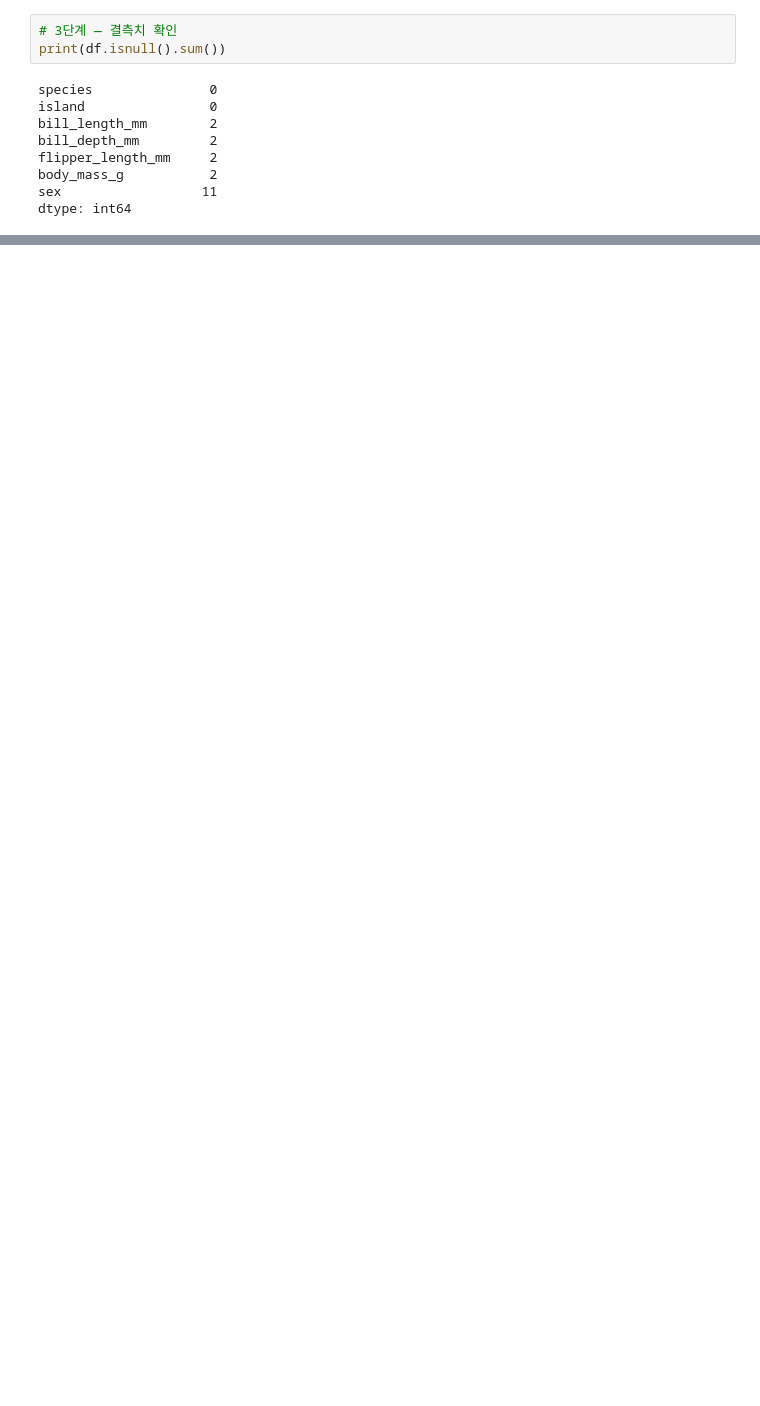
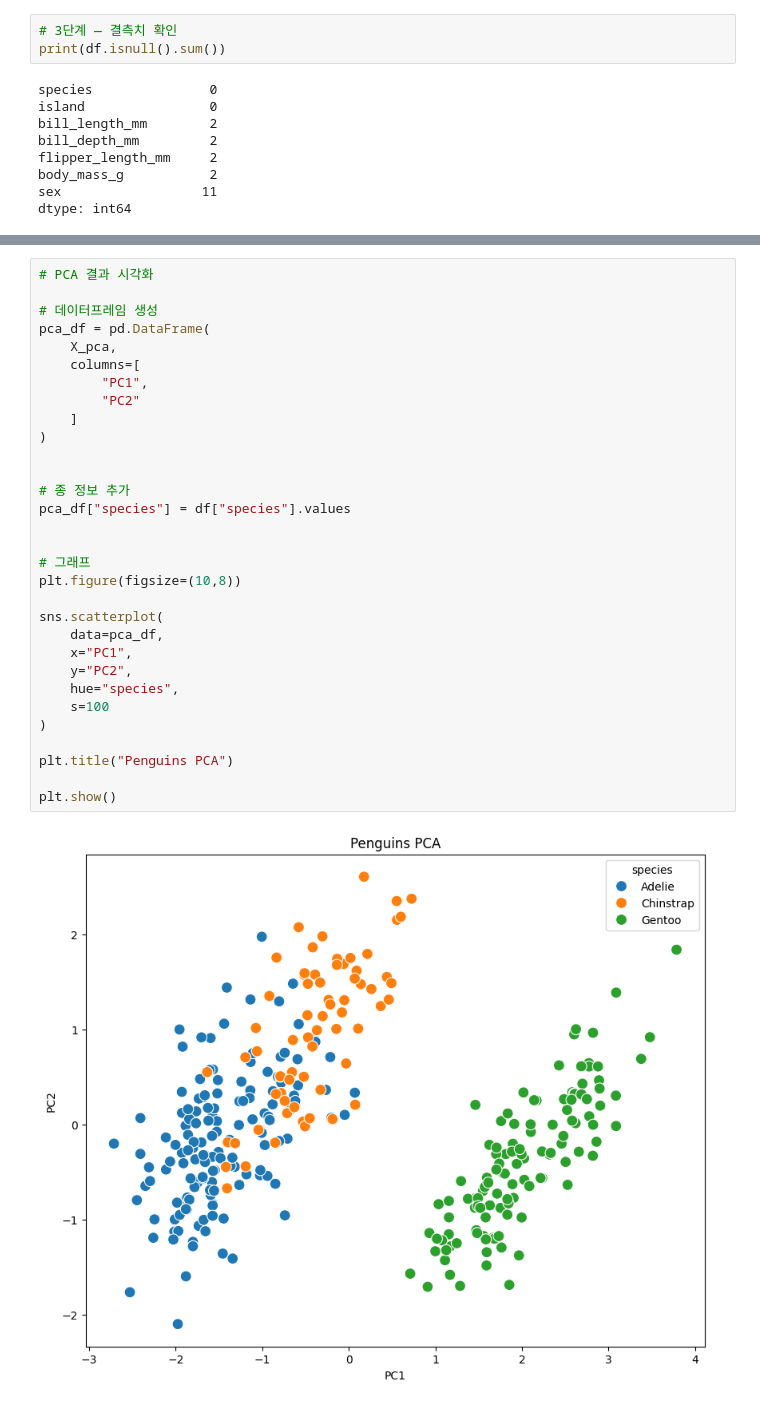
Before and after one commit to nqwrt/Gwangju-AI-Academy, a Jupyter notebook: 머신러닝-유형/비지도학습/차원축소/pca/04-PCA-폥귄예제.ipynb, the cells around one changed output, grey strips where cells are left out. Saved outputs shown, nothing was run; the diff lists cells and outputs as text; blank space fills up the shorter version.

```diff
--- a/머신러닝-유형/비지도학습/차원축소/pca/04-PCA-폥귄예제.ipynb
+++ b/머신러닝-유형/비지도학습/차원축소/pca/04-PCA-폥귄예제.ipynb
@@ -388,0 +478,33 @@ plt.show()
+# %%
+# PCA 결과 시각화
+
+# 데이터프레임 생성
+pca_df = pd.DataFrame(
+    X_pca,
+    columns=[
+        "PC1",
+        "PC2"
+    ]
+)
+
+
+# 종 정보 추가
+pca_df["species"] = df["species"].values
+
+
+# 그래프
+plt.figure(figsize=(10,8))
+
+sns.scatterplot(
+    data=pca_df,
+    x="PC1",
+    y="PC2",
+    hue="species",
+    s=100
+)
+
+plt.title("Penguins PCA")
+
+plt.show()
+# %% [output]
+[figure, added]
```
Also changed, not shown: parts of 13 cells of this notebook.
